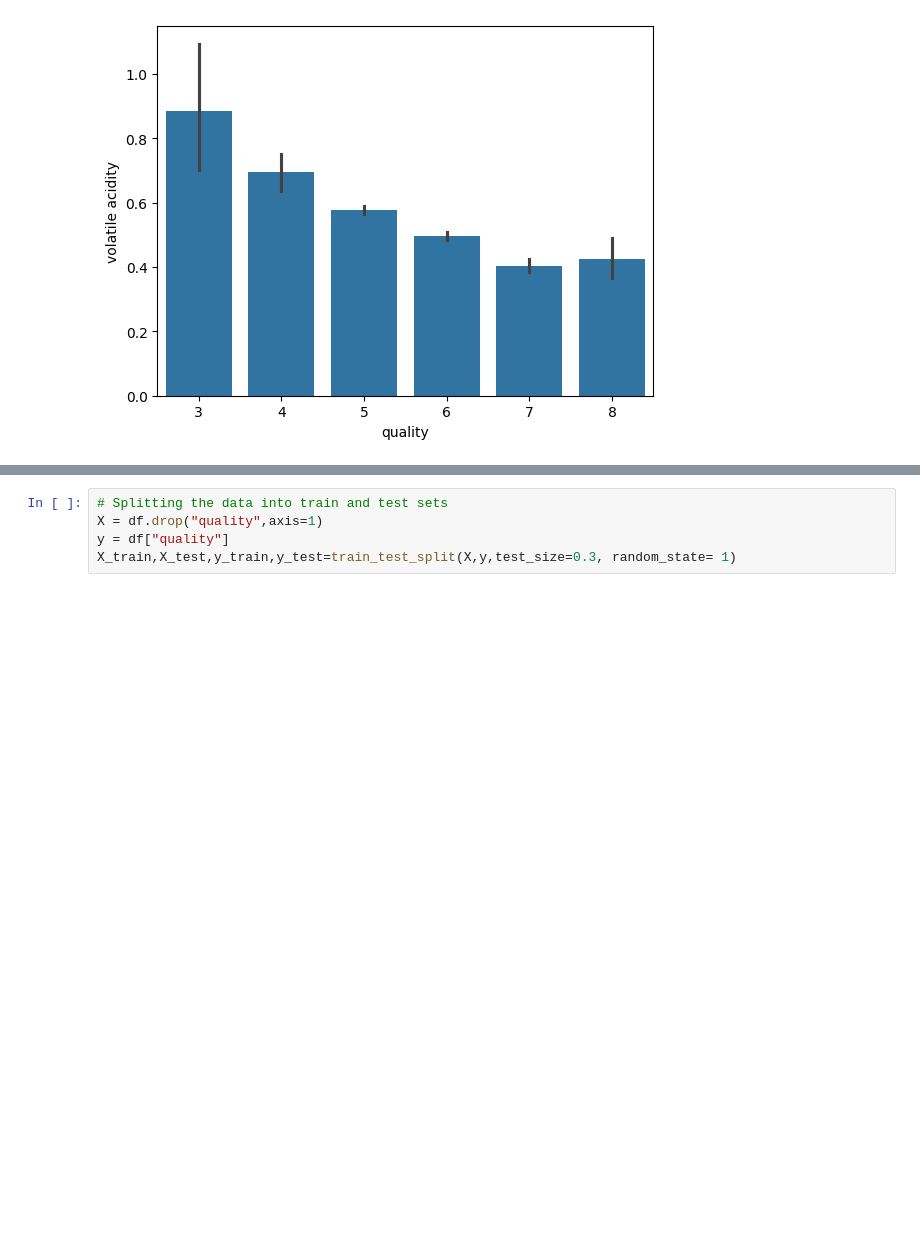
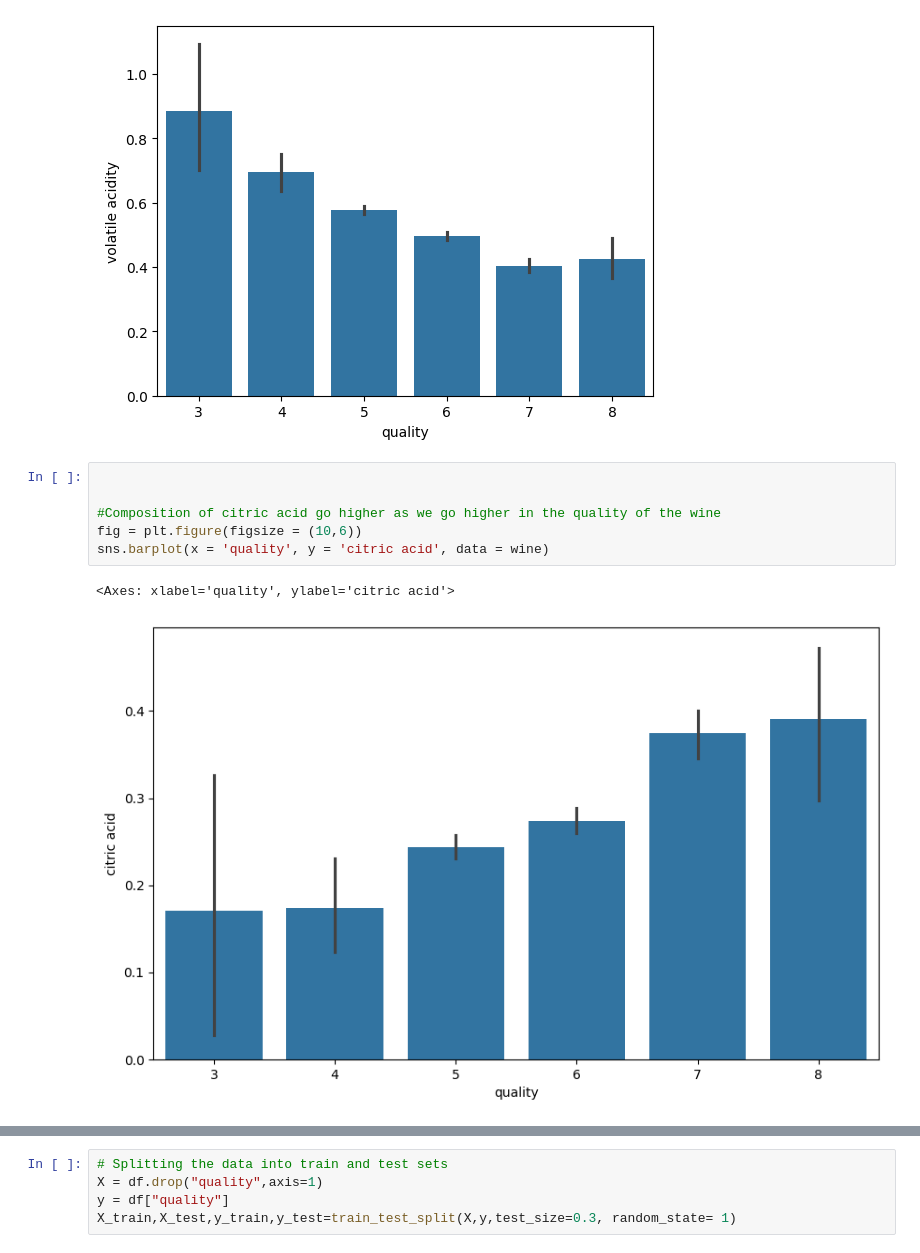
Before and after one commit to Kai-Kun-1/AI-ML-course, a Jupyter notebook: DT_wine.ipynb, the cells around one changed output, grey strips where cells are left out. Cells and saved outputs as stored; diff of their text form; blank space fills up the shorter version.

```diff
--- a/DT_wine.ipynb
+++ b/DT_wine.ipynb
@@ -67,3 +67,12 @@ sns.barplot(x = 'quality', y = 'volatile acidity', data = wine)
 plt.show()
 # %% [output]
 [figure]
+# %%
+
+
+#Composition of citric acid go higher as we go higher in the quality of the wine
+fig = plt.figure(figsize = (10,6))
+sns.barplot(x = 'quality', y = 'citric acid', data = wine)
+# %% [output]
+<Axes: xlabel='quality', ylabel='citric acid'>
+[figure, added]
```
Also changed, not shown: parts of 11 cells of this notebook.
